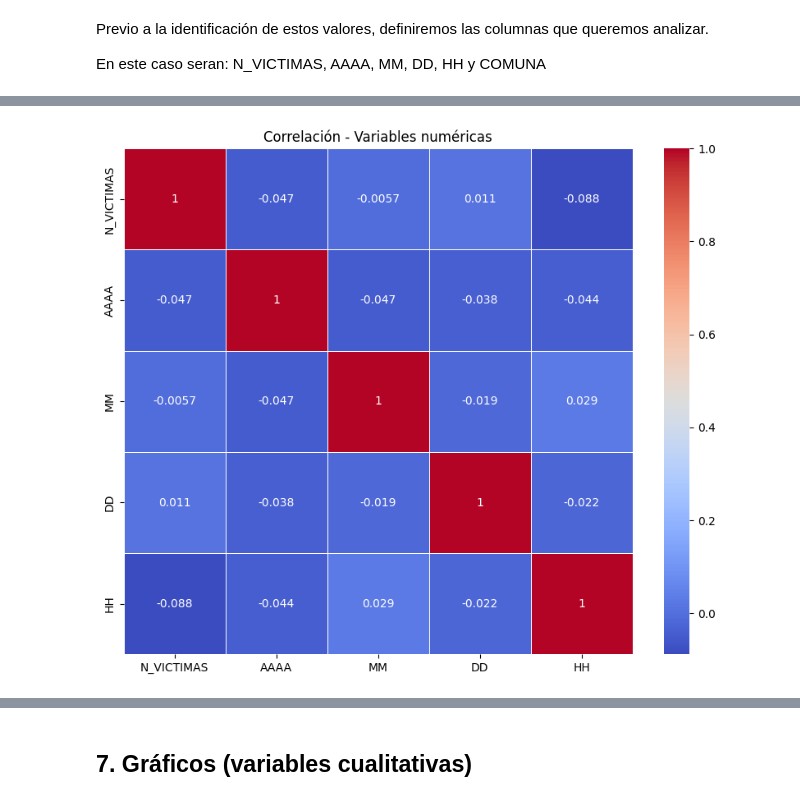
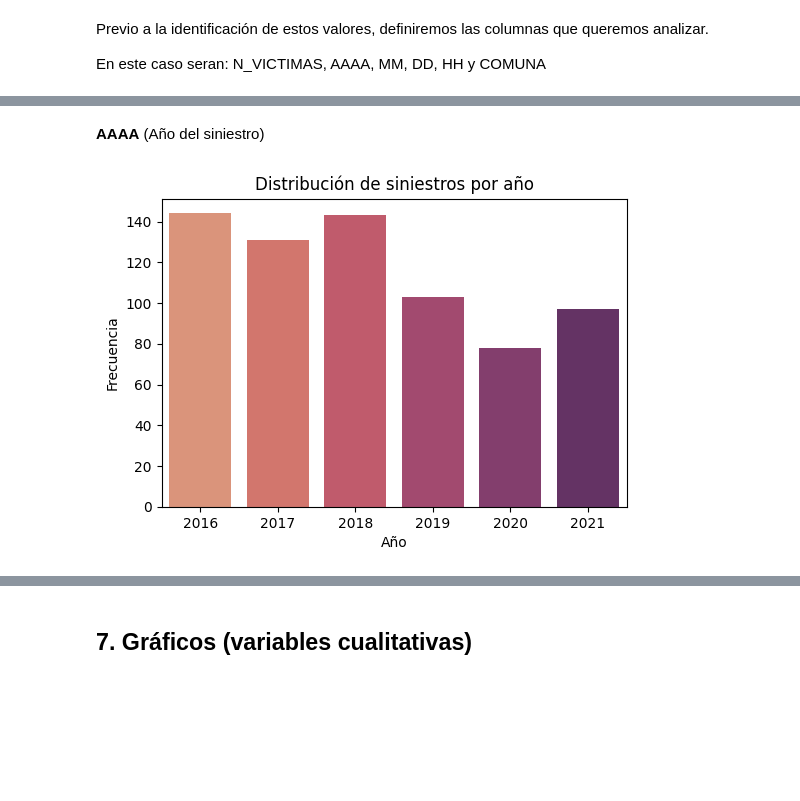
Before and after one commit to JPBertonee/PI_DA_Henry, a Jupyter notebook: EDA_Victimas.ipynb, the cells around one changed output, grey strips where cells are left out. Drawn from its saved outputs; the diff is of its cells as text; code cells hidden in the pictures; blank space fills up the shorter version.

```diff
--- a/EDA_Victimas.ipynb
+++ b/EDA_Victimas.ipynb
@@ -363,7 +434,14 @@ correlation_matrix = df[variables_numericas].corr()
-# %%
-plt.figure(figsize=(10, 8))
-sns.heatmap(correlation_matrix, annot=True, cmap='coolwarm', linewidths=0.5)
-plt.title('Correlación - Variables numéricas')
-plt.show()
-# %% [output]
-[figure, removed]
+# %% [markdown]
+**AAAA** (Año del siniestro)
+# %%
+plt.figure(figsize=(6, 4))
+
+sns.countplot(df, x='AAAA', palette="flare")
+
+plt.xlabel('Año')
+plt.ylabel('Frecuencia')
+plt.title('Distribución de siniestros por año')
+
+plt.show()
+# %% [output]
+[figure, added]
```
Also changed, not shown: parts of 71 cells of this notebook, 1 other file.
